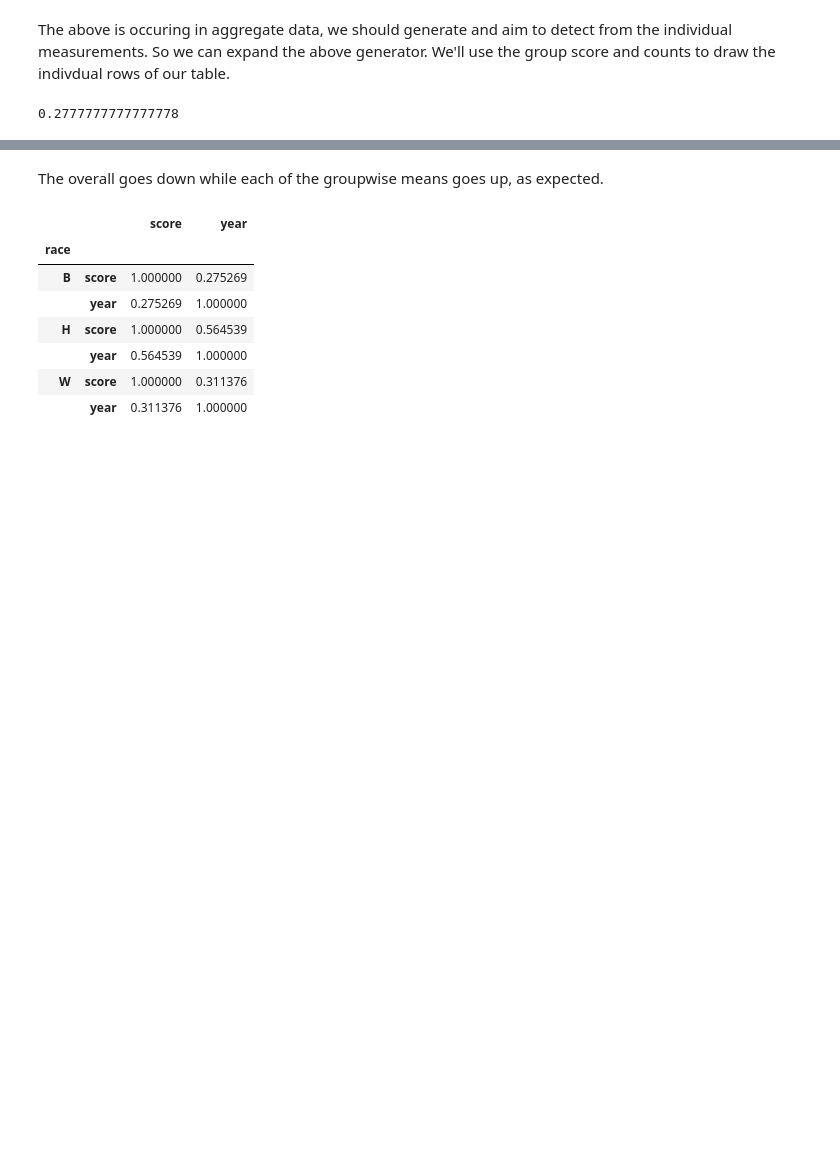
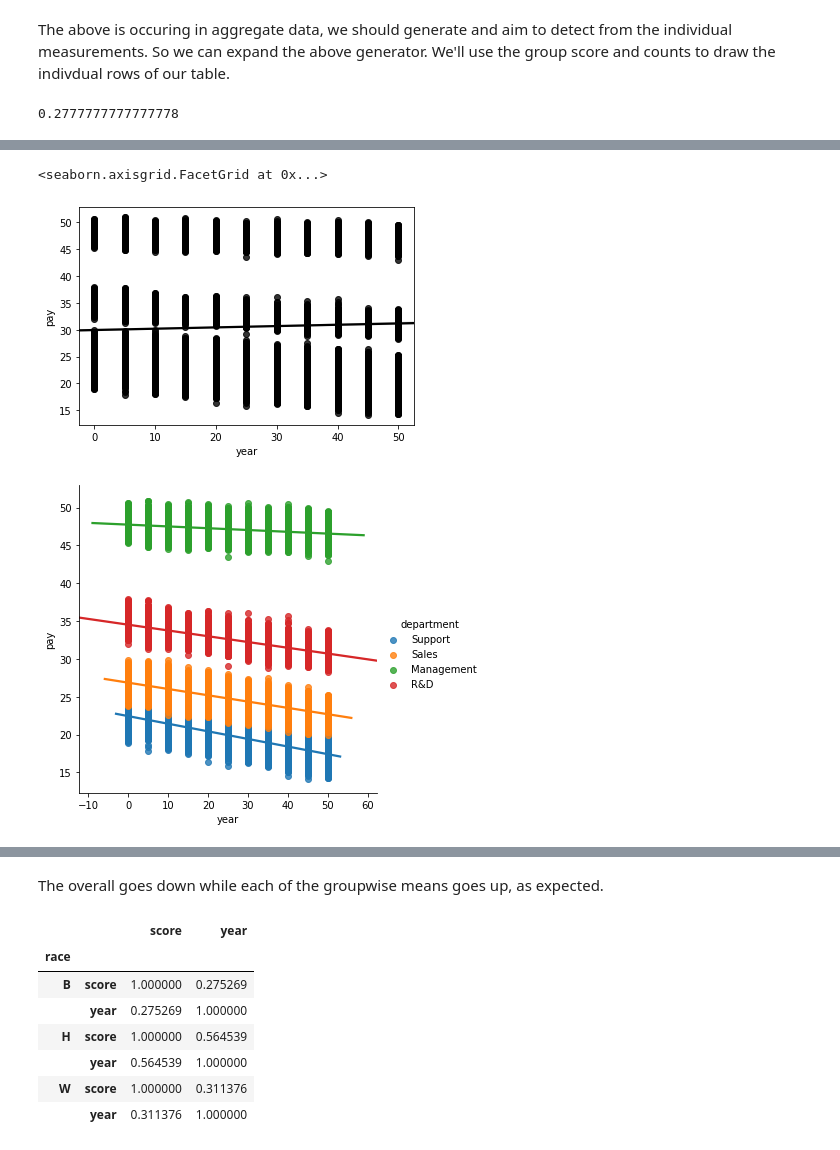
Before and after one commit to ml4sts/ml-sim, a Jupyter notebook: sandbox/generate_class_imbalance_pay_sp.ipynb, the cells around one changed output, grey strips where cells are left out. Cells and saved outputs as stored; diff of their text form; code cells hidden in the pictures; blank space fills up the shorter version.

```diff
--- a/sandbox/generate_class_imbalance_pay_sp.ipynb
+++ b/sandbox/generate_class_imbalance_pay_sp.ipynb
@@ -90,0 +98,7 @@ df.head()
+# %%
+sns.regplot('year','pay',data=df,color='k')
+sns.lmplot('year','pay',data =df,hue='department')
+# %% [output]
+<seaborn.axisgrid.FacetGrid at 0x...>
+[figure, added]
+[figure, added]
```
Also changed, not shown: parts of 28 cells of this notebook, 8 other files.
